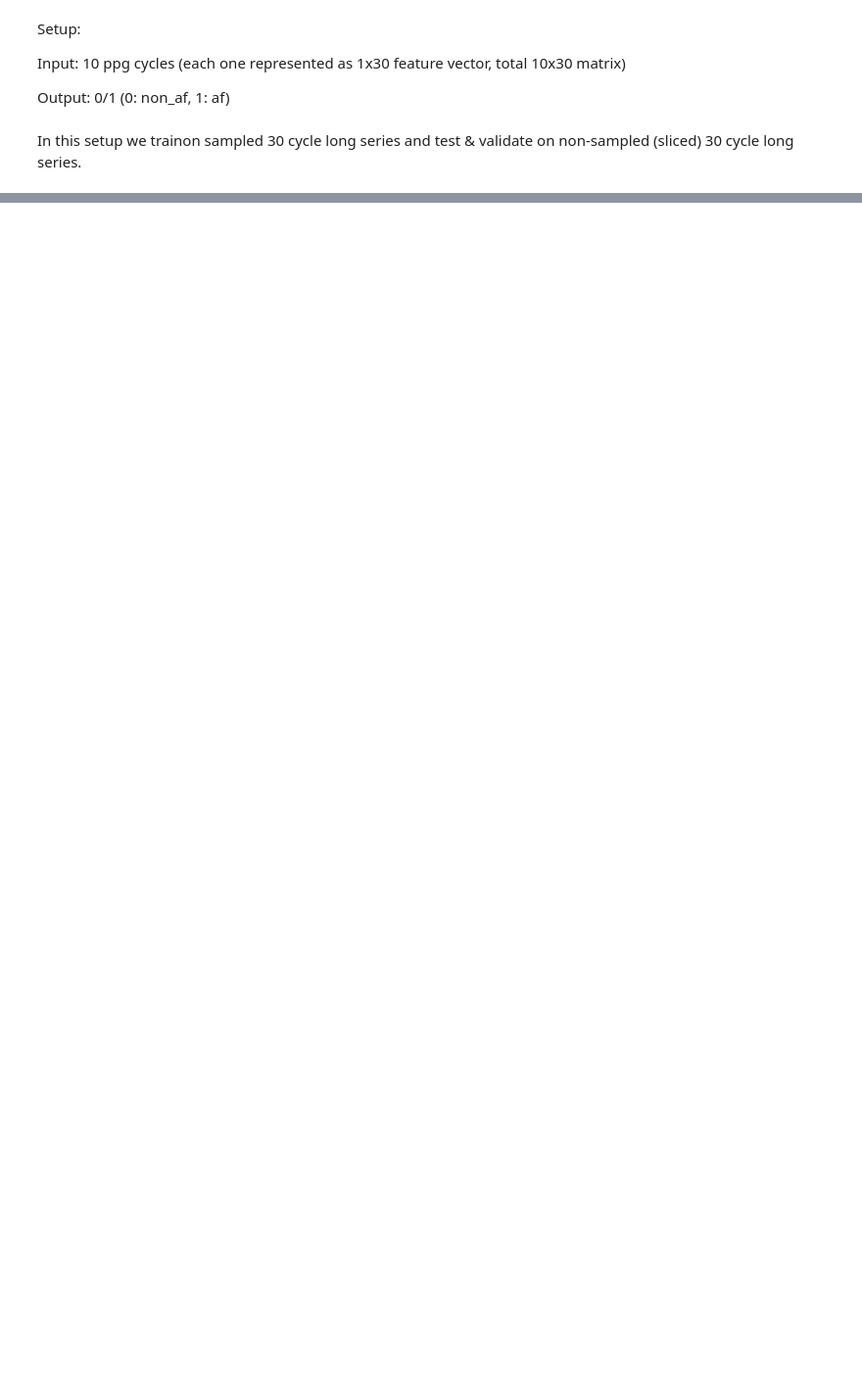
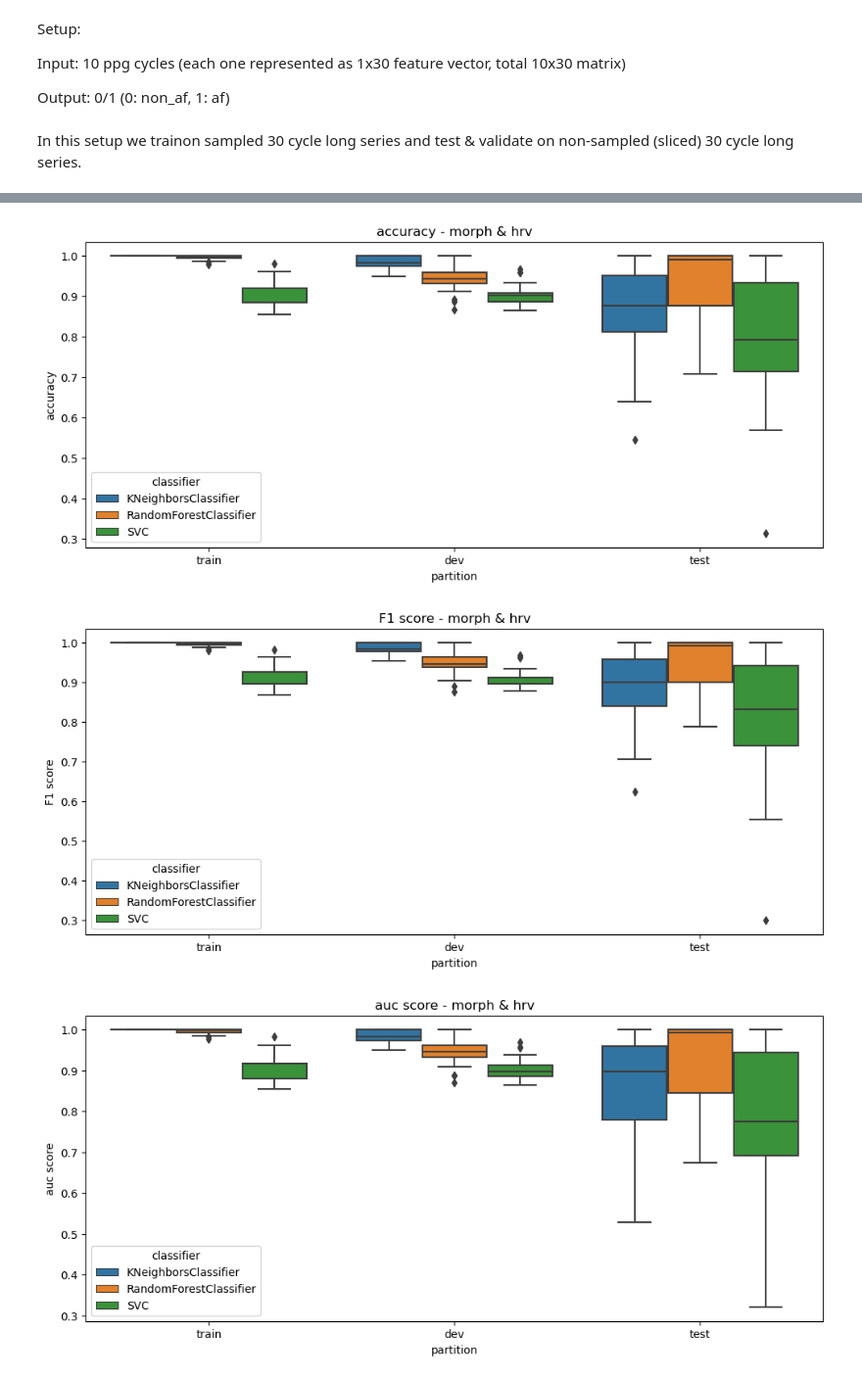
Before and after one commit to YoavMeiri/Atrial-Fibrillation-Detection-From-PPG, a Jupyter notebook: baseline_classic_ML.ipynb, the cells around one changed output, grey strips where cells are left out. Shown at 98% size. Drawn from its saved outputs; the diff is of its cells as text; code cells hidden in the pictures; blank space fills up the shorter version.

```diff
--- a/baseline_classic_ML.ipynb
+++ b/baseline_classic_ML.ipynb
@@ -444,0 +428,16 @@ results
+# %%
+flattened_results_dfs = list(map(lambda df: df.stack().reset_index().rename(columns={'level_0': 'partition'}), classification_resaults_arr))
+# %%
+# stack the flattened results dataframes and create a boxplot where the x-axis is the partition, the y-axis is the score, and the hue is the classifier
+flattened_results_df = pd.concat(flattened_results_dfs)
+
+metrics = ['accuracy', 'F1 score', 'auc score']
+for metric in metrics:
+    plt.figure(figsize=(12, 5))
+    sns.boxplot(x='partition', y=metric, hue='classifier', data=flattened_results_df)
+    plt.title(metric + " - morph & hrv")
+    plt.show()
+# %% [output]
+[figure, added]
+[figure, added]
+[figure, added]
```
Also changed, not shown: parts of 7 cells of this notebook, 7 other files.
